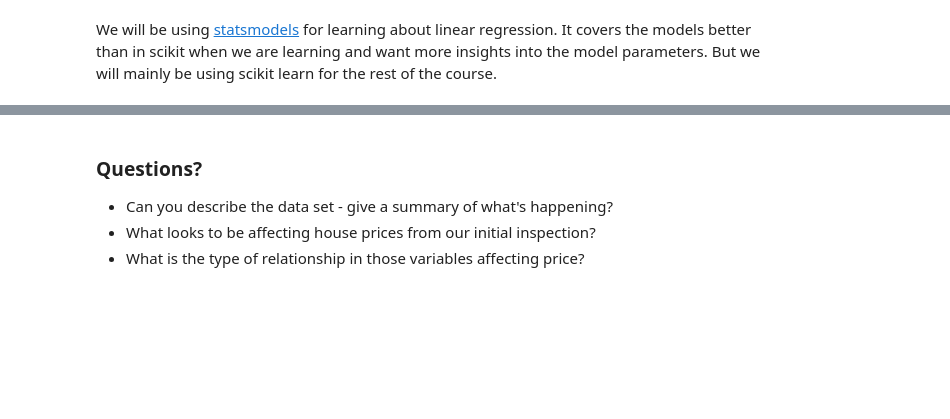
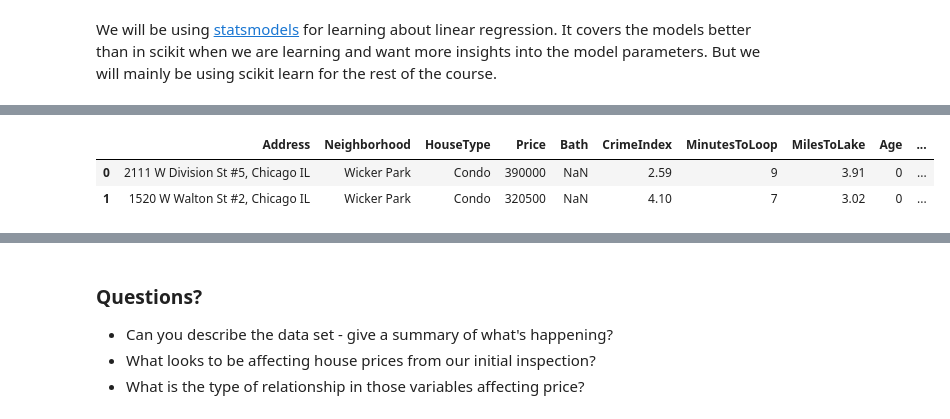
Before and after one commit to alasdaird/SYD_DAT_6, a Jupyter notebook: labs/Week 2/Regression Lab/Lab 3 - Regression.ipynb, the cells around one changed output, grey strips where cells are left out. Saved outputs shown, nothing was run; the diff lists cells and outputs as text; code cells hidden in the pictures; blank space fills up the shorter version.

```diff
--- a/labs/Week 2/Regression Lab/Lab 3 - Regression.ipynb
+++ b/labs/Week 2/Regression Lab/Lab 3 - Regression.ipynb
@@ -25,3 +35,9 @@ house_data.describe()
+# %%
+house_data.head(2)
+# %% [output]
+|  | Address | Neighborhood | HouseType | Price | Bath | CrimeIndex | MinutesToLoop | MilesToLake | Age | ... |
+| 0 | 2111 W Division St #5, Chicago IL | Wicker Park | Condo | 390000 | NaN | 2.59 | 9 | 3.91 | 0 | ... |
+| 1 | 1520 W Walton St #2, Chicago IL | Wicker Park | Condo | 320500 | NaN | 4.10 | 7 | 3.02 | 0 | ... |
 # %%
 # Look for any linear correlations in the data
 house_data.corr()
```
Also changed, not shown: parts of 11 cells of this notebook.
